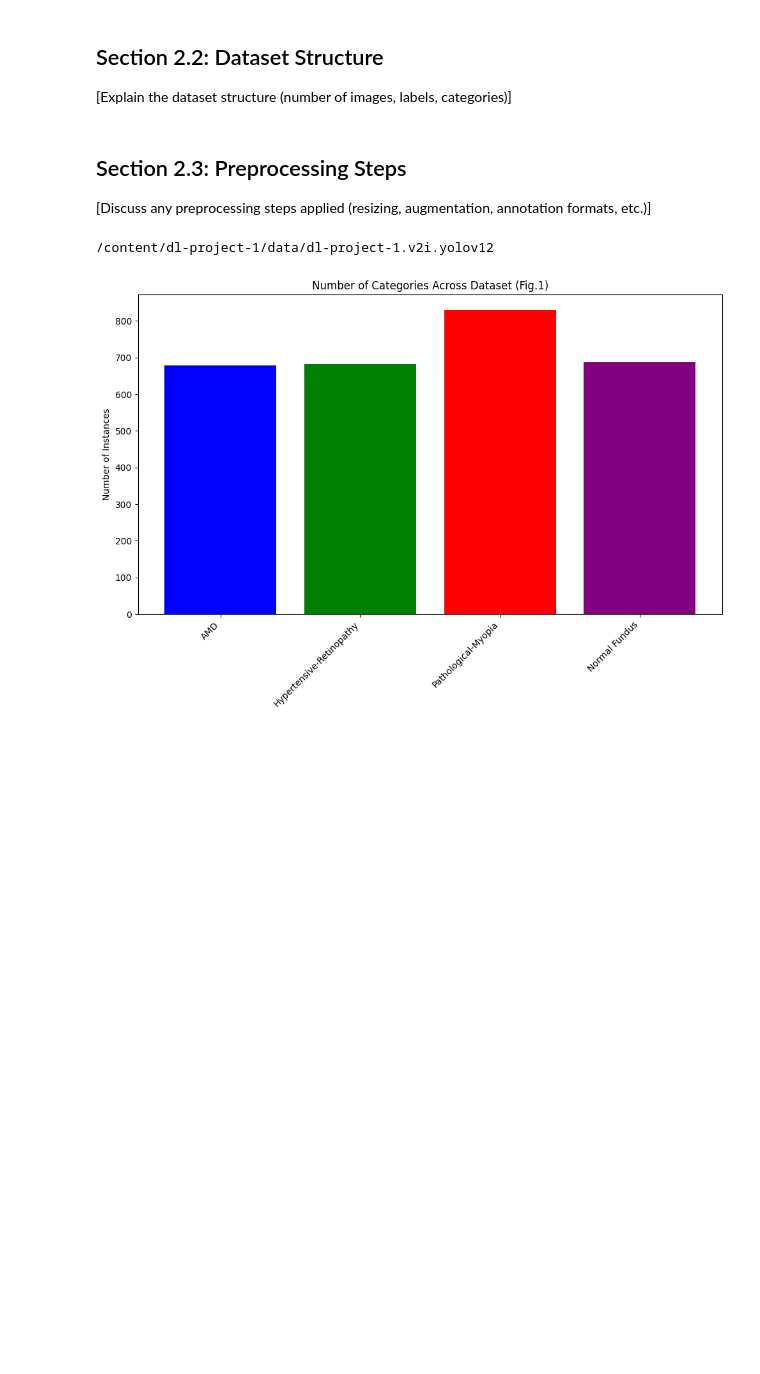
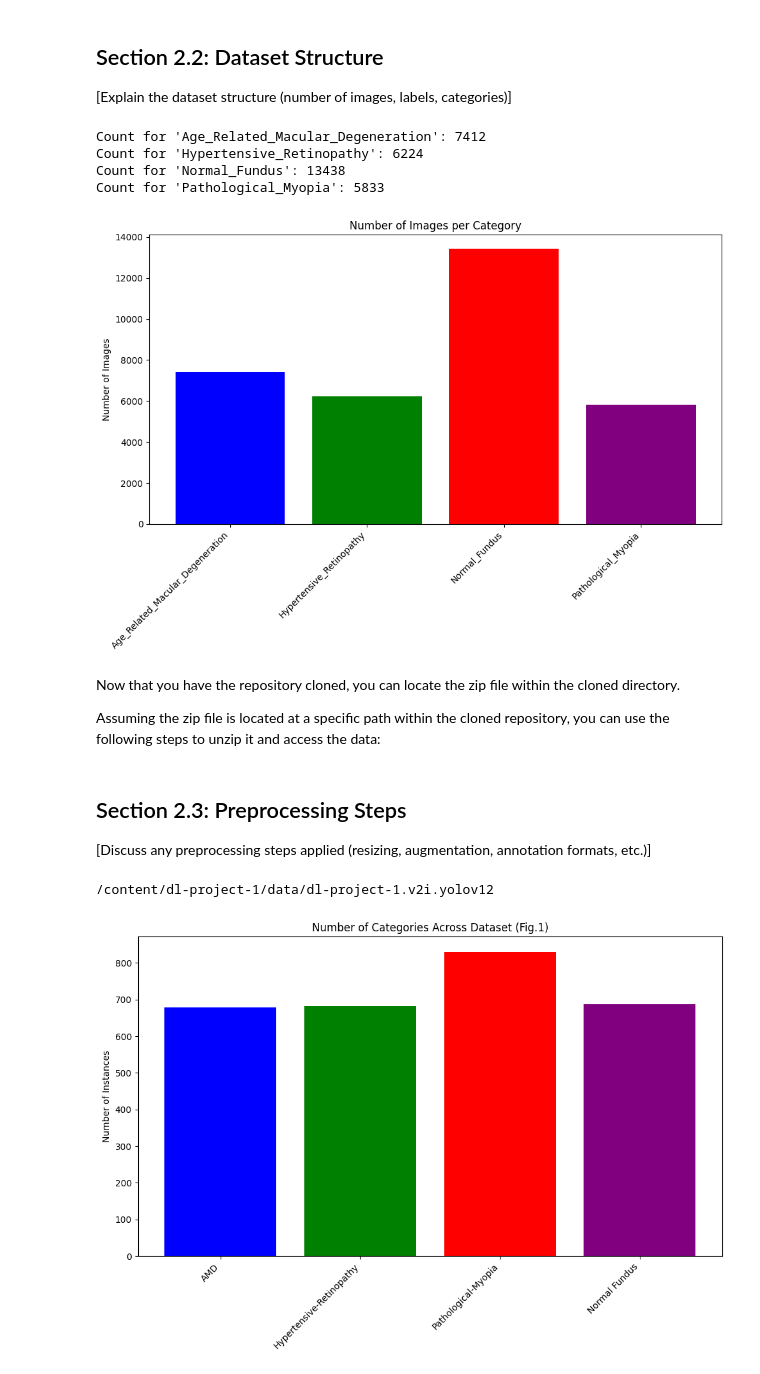
Before and after one commit to NeoRedcraft/dl-project-1, a Jupyter notebook: jupyter_notebook/Final.ipynb, the cells around one changed output. Drawn from its saved outputs; the diff is of its cells as text; code cells hidden in the pictures; blank space fills up the shorter version.

Commit message:
Extract raw zipfiles and bar graph for raw data

```diff
--- a/jupyter_notebook/Final.ipynb
+++ b/jupyter_notebook/Final.ipynb
@@ -24,6 +64,61 @@ Updating files: 100% (5764/5764), done.
 # %% [markdown]
 ## Section 2.2: Dataset Structure
 [Explain the dataset structure (number of images, labels, categories)]
+# %%
+import os
+import matplotlib.pyplot as plt
+
+# Define the base directory where the zip files were extracted
+extract_dir_base = 'dl-project-1/extracted_data' # This should match the extraction directory from the previous step
+
+# List of the extracted directories (corresponding to the original zip files)
+extracted_folders = [
+    'Age_Related_Macular_Degeneration',
+    'Hypertensive_Retinopathy',
+    'Normal_Fundus',
+    'Pathological_Myopia'
+]
+
+# Dictionary to store the count of files in each folder
+folder_counts = {}
+
+# Iterate through each extracted folder and count the files
+for folder_name in extracted_folders:
+    # Construct the path to the nested folder
+    nested_folder_path = os.path.join(extract_dir_base, folder_name, folder_name) # Assuming the nested folder has the same name
+
+    if os.path.exists(nested_folder_path):
+        # Count files (excluding directories) in the nested folder
+        file_count = len([f for f in os.listdir(nested_folder_path) if os.path.isfile(os.path.join(nested_folder_path, f))])
+        folder_counts[folder_name] = file_count
+        print(f"Count for '{folder_name}': {file_count}")
+    else:
+        print(f"Warning: Nested folder not found at {nested_folder_path}")
+        folder_counts[folder_name] = 0 # Add with 0 count if folder not found
+
+
+# Prepare data for the bar graph
+labels = list(folder_counts.keys())
+counts = list(folder_counts.values())
+
+# Create a bar graph
+plt.figure(figsize=(10, 7))
+plt.bar(labels, counts, color=['blue', 'green', 'red', 'purple'])
+plt.ylabel('Number of Images')
+plt.title('Number of Images per Category')
+plt.xticks(rotation=45, ha='right')
+plt.tight_layout()
+plt.show()
+# %% [output]
+Count for 'Age_Related_Macular_Degeneration': 7412
+Count for 'Hypertensive_Retinopathy': 6224
+Count for 'Normal_Fundus': 13438
+Count for 'Pathological_Myopia': 5833
+[figure, added]
+# %% [markdown]
+Now that you have the repository cloned, you can locate the zip file within the cloned directory.
+
+Assuming the zip file is located at a specific path within the cloned repository, you can use the following steps to unzip it and access the data:
 # %% [markdown]
 ## Section 2.3: Preprocessing Steps
 [Discuss any preprocessing steps applied (resizing, augmentation, annotation formats,
```
Also changed, not shown: parts of 2 cells of this notebook.
